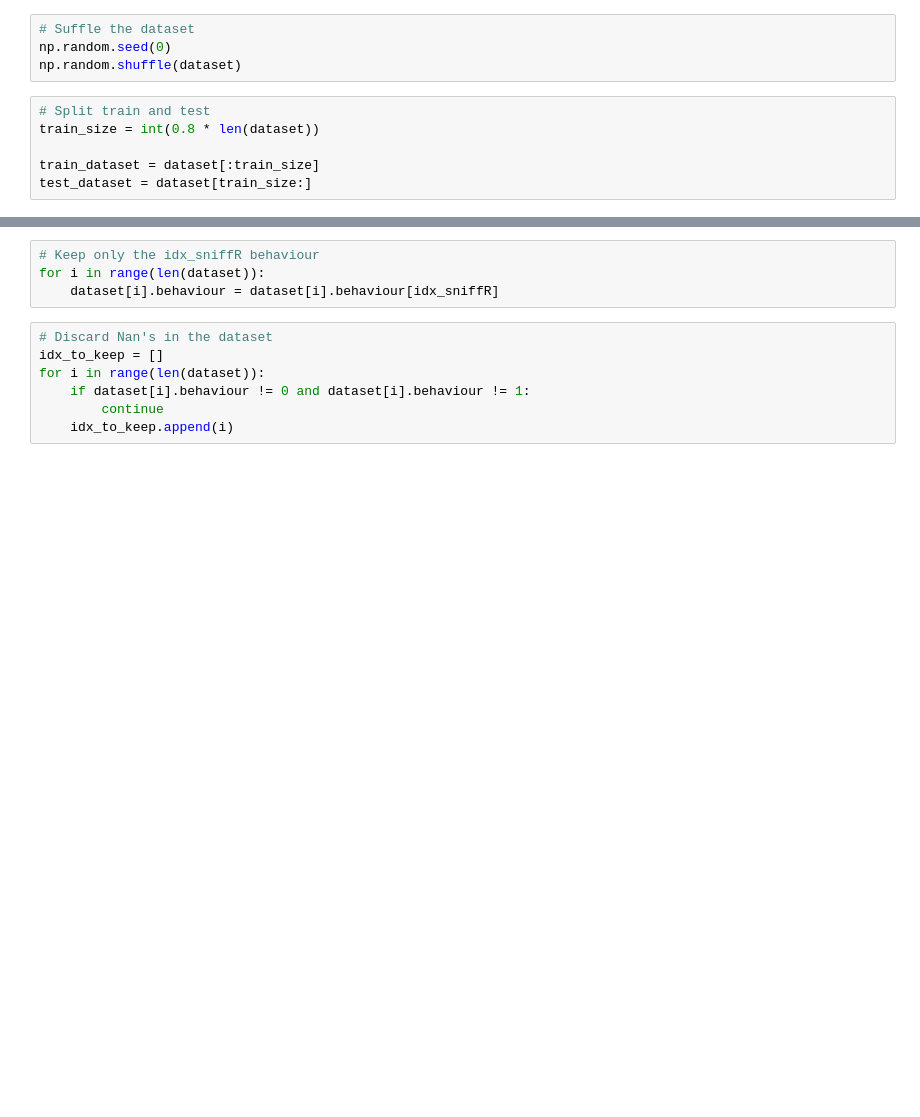
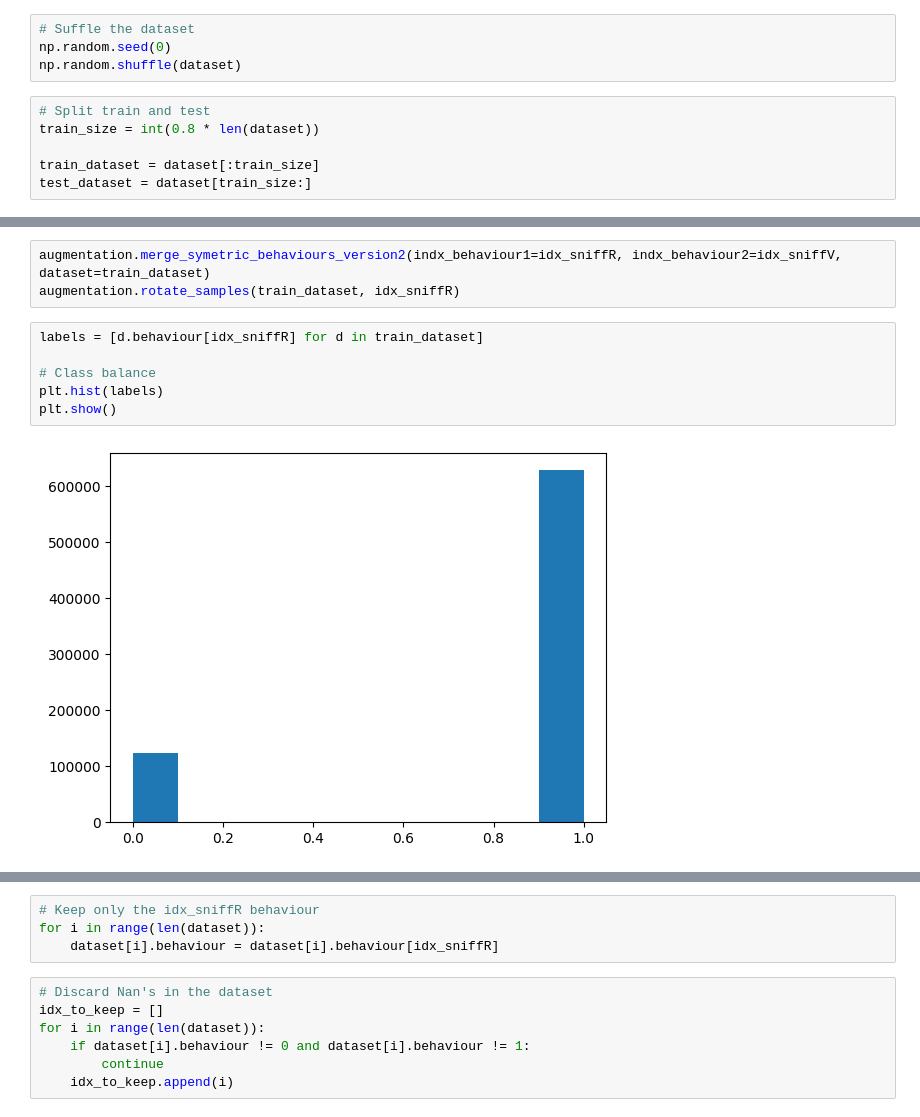
Before and after one commit to JulianAlvarezdeGiorgi/Behavioral_Tagging_of_Mice_in_multiple_Mice_setup_using_Deep_Learning, a Jupyter notebook: src/train_oficina_2.ipynb, the cells around one changed output, grey strips where cells are left out. Drawn from its saved outputs; the diff is of its cells as text; blank space fills up the shorter version.

```diff
--- a/src/train_oficina_2.ipynb
+++ b/src/train_oficina_2.ipynb
@@ -164,0 +158,11 @@ Inactive: tensor(231443)
+# %%
+augmentation.merge_symetric_behaviours_version2(indx_behaviour1=idx_sniffR, indx_behaviour2=idx_sniffV, dataset=train_dataset)
+augmentation.rotate_samples(train_dataset, idx_sniffR)
+# %%
+labels = [d.behaviour[idx_sniffR] for d in train_dataset]
+
+# Class balance
+plt.hist(labels)
+plt.show()
+# %% [output]
+[figure, added]
```
Also changed, not shown: parts of 47 cells of this notebook, 10 other files.
